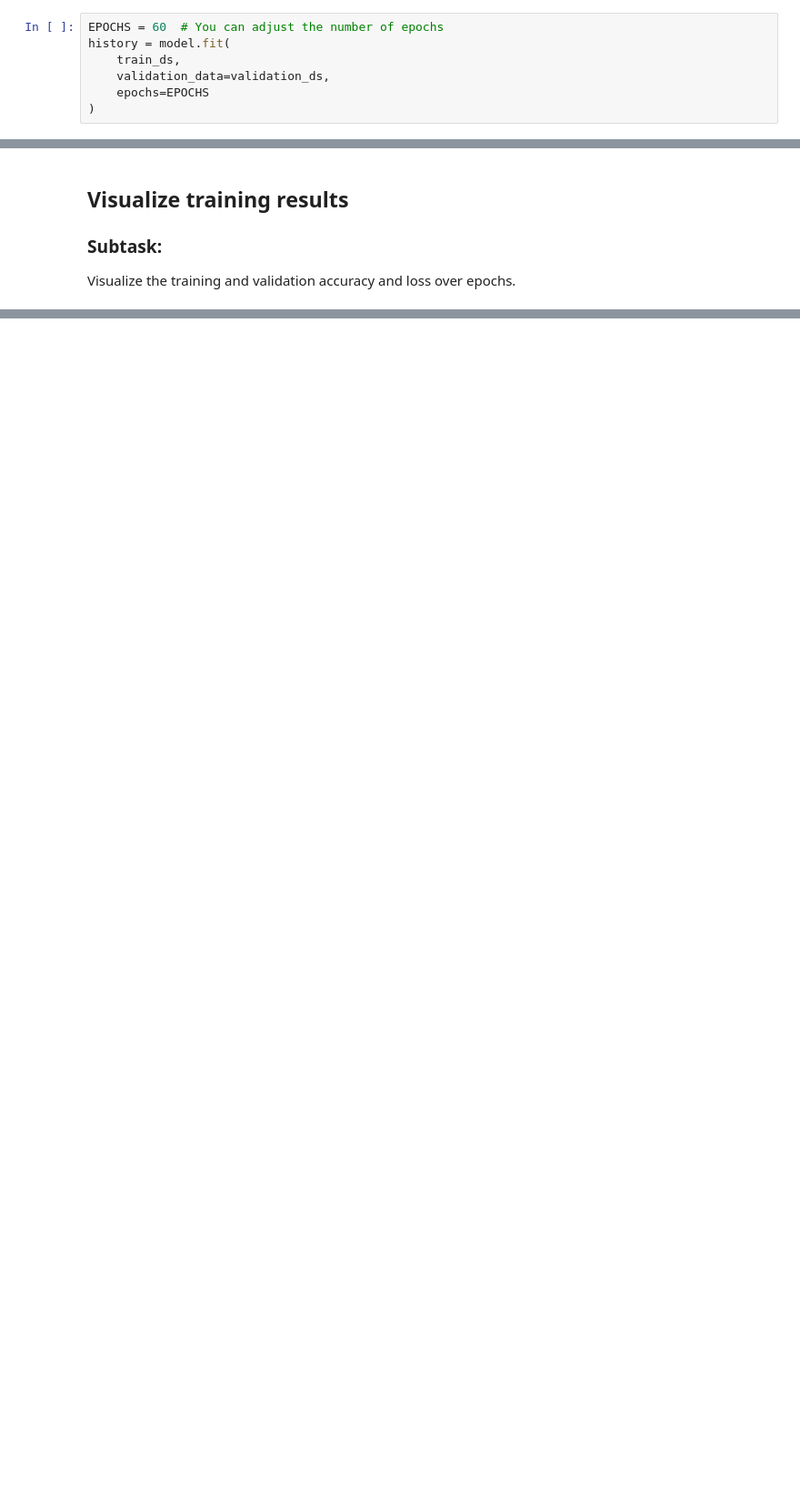
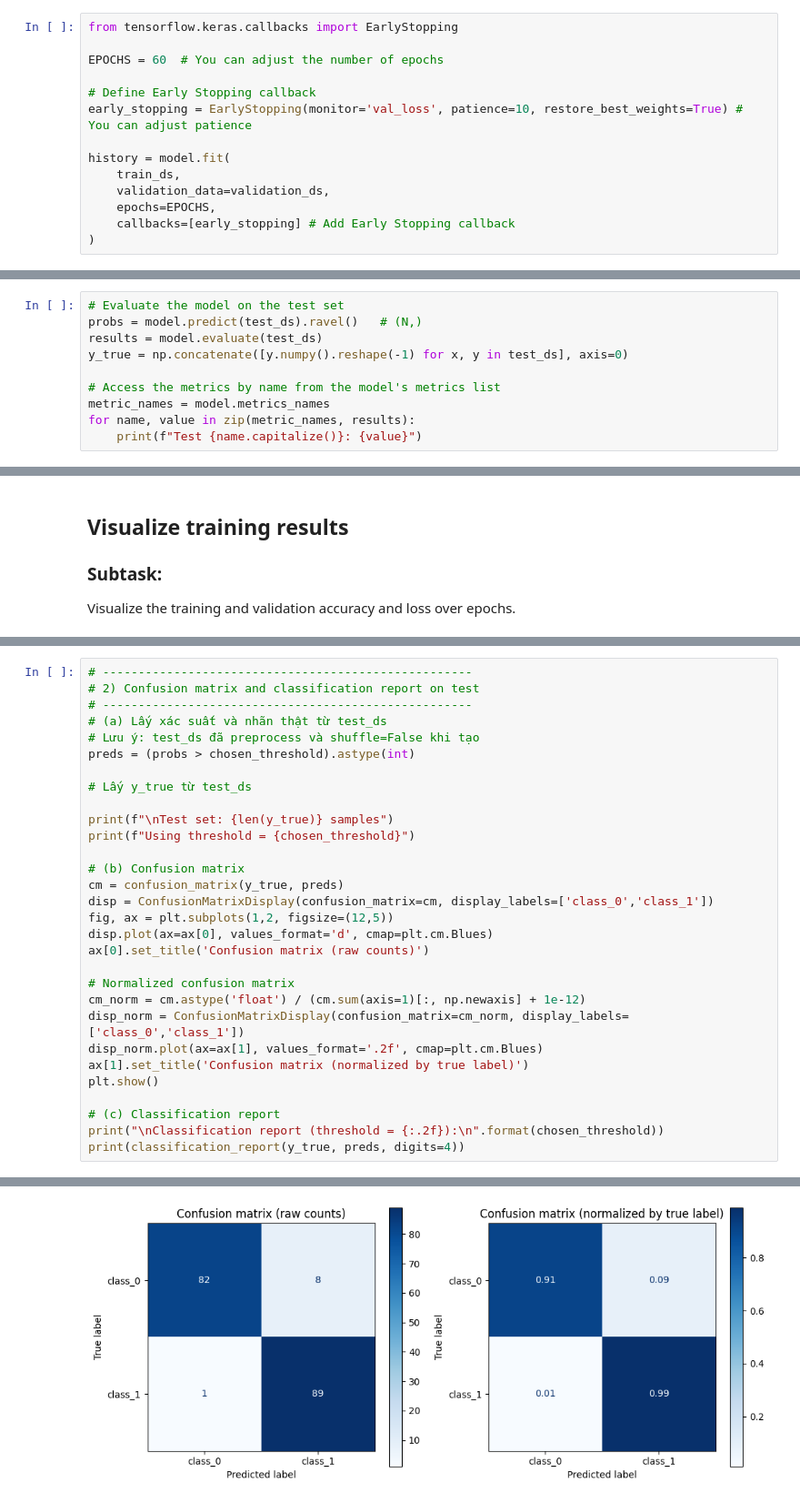
Before and after one commit to minhduongts13/BrainScan, a Jupyter notebook: Hemmorhage.ipynb, the cells around one changed output, grey strips where cells are left out. Shown at 91% size. Drawn from its saved outputs; the diff is of its cells as text; blank space fills up the shorter version.

Commit message:
added confusion matrix, other metrics, ROC, choose threshold

```diff
--- a/Hemmorhage.ipynb
+++ b/Hemmorhage.ipynb
@@ -245,11 +250,18 @@ Train the compiled model using the training and validation datasets.
 **Reasoning**:
 Train the model using the `fit` method with the training and validation datasets. Specify the number of epochs.
 # %%
+from tensorflow.keras.callbacks import EarlyStopping
+
 EPOCHS = 60  # You can adjust the number of epochs
+
+# Define Early Stopping callback
+early_stopping = EarlyStopping(monitor='val_loss', patience=10, restore_best_weights=True) # You can adjust patience
+
 history = model.fit(
     train_ds,
     validation_data=validation_ds,
-    epochs=EPOCHS
+    epochs=EPOCHS,
+    callbacks=[early_stopping] # Add Early Stopping callback
 )
 # %% [output]
 Epoch 1/60
@@ -289,0 +292,10 @@ Test Accuracy: 0.9222221970558167
+# %%
+# Evaluate the model on the test set
+probs = model.predict(test_ds).ravel()   # (N,)
+results = model.evaluate(test_ds)
+y_true = np.concatenate([y.numpy().reshape(-1) for x, y in test_ds], axis=0)
+
+# Access the metrics by name from the model's metrics list
+metric_names = model.metrics_names
+for name, value in zip(metric_names, results):
+    print(f"Test {name.capitalize()}: {value}")
@@ -381,0 +452,31 @@ plt.show()
+# %%
+# ----------------------------------------------------
+# 2) Confusion matrix and classification report on test
+# ----------------------------------------------------
+# (a) Lấy xác suất và nhãn thật từ test_ds
+# Lưu ý: test_ds đã preprocess và shuffle=False khi tạo
+preds = (probs > chosen_threshold).astype(int)
+
+# Lấy y_true từ test_ds
+
+print(f"\nTest set: {len(y_true)} samples")
+print(f"Using threshold = {chosen_threshold}")
+
+# (b) Confusion matrix
+cm = confusion_matrix(y_true, preds)
+disp = ConfusionMatrixDisplay(confusion_matrix=cm, display_labels=['class_0','class_1'])
+fig, ax = plt.subplots(1,2, figsize=(12,5))
+disp.plot(ax=ax[0], values_format='d', cmap=plt.cm.Blues)
+ax[0].set_title('Confusion matrix (raw counts)')
+
+# Normalized confusion matrix
+cm_norm = cm.astype('float') / (cm.sum(axis=1)[:, np.newaxis] + 1e-12)
+disp_norm = ConfusionMatrixDisplay(confusion_matrix=cm_norm, display_labels=['class_0','class_1'])
+disp_norm.plot(ax=ax[1], values_format='.2f', cmap=plt.cm.Blues)
+ax[1].set_title('Confusion matrix (normalized by true label)')
+plt.show()
+
+# (c) Classification report
+print("\nClassification report (threshold = {:.2f}):\n".format(chosen_threshold))
+print(classification_report(y_true, preds, digits=4))
+# %% [output]
@@ -381,0 +485 @@ plt.show()
+[figure, added]
```
Also changed, not shown: parts of 17 cells of this notebook.
